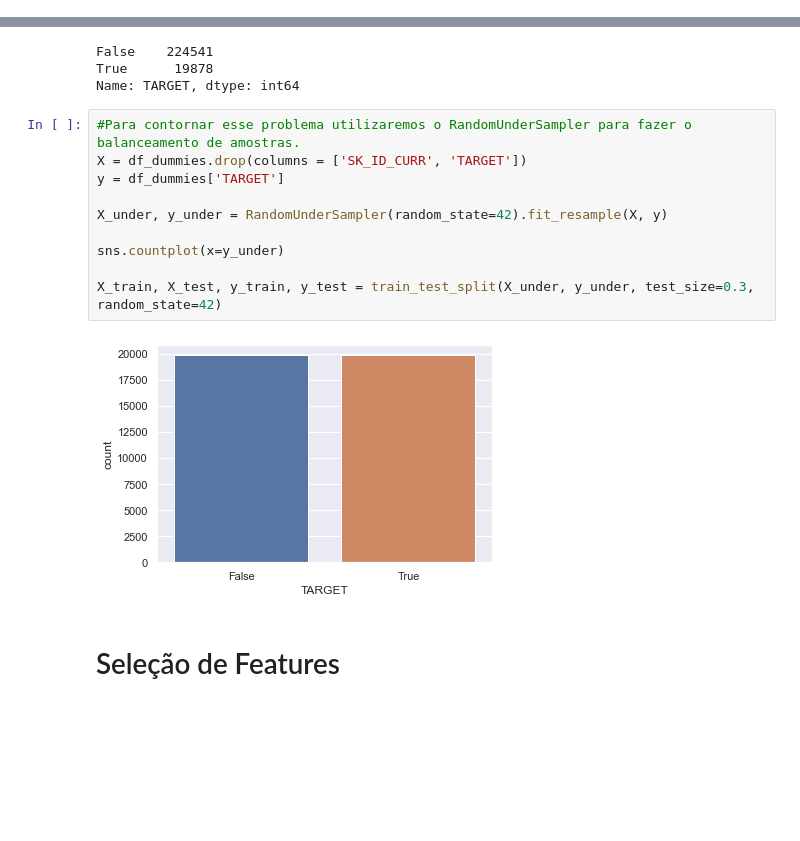
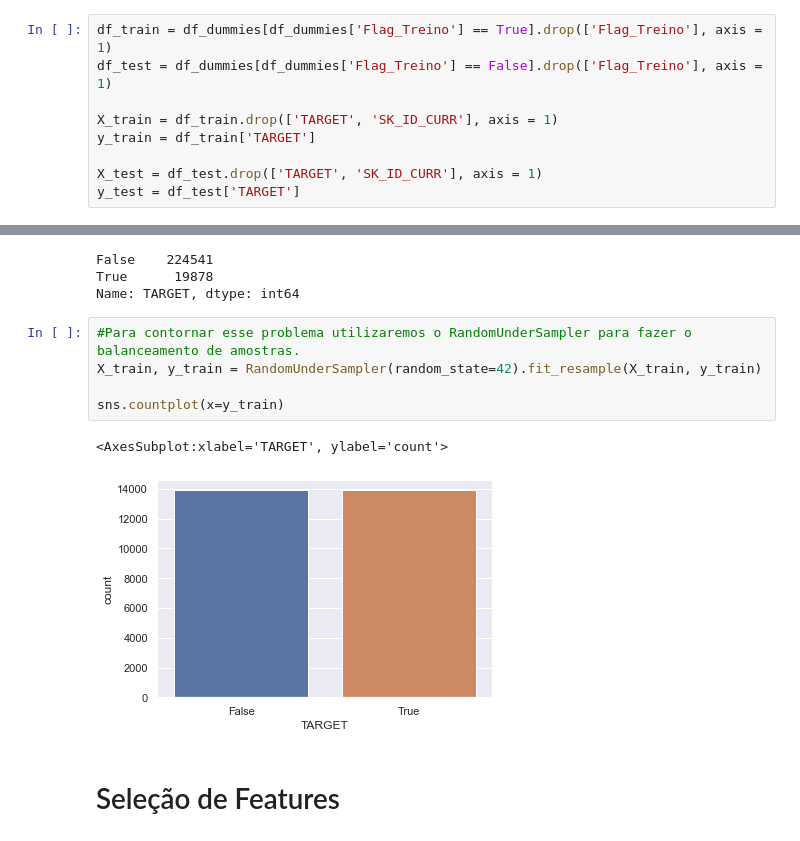
Before and after one commit to juliolimoli/projeto_dados, a Jupyter notebook: parte_DS_final.ipynb, the cells around one changed output, grey strips where cells are left out. Cells and saved outputs as stored; diff of their text form; blank space fills up the shorter version.

```diff
--- a/parte_DS_final.ipynb
+++ b/parte_DS_final.ipynb
@@ -122,0 +101,9 @@ for col in cols_w_null_values.index:
+# %%
+df_train = df_dummies[df_dummies['Flag_Treino'] == True].drop(['Flag_Treino'], axis = 1)
+df_test = df_dummies[df_dummies['Flag_Treino'] == False].drop(['Flag_Treino'], axis = 1)
+
+X_train = df_train.drop(['TARGET', 'SK_ID_CURR'], axis = 1)
+y_train = df_train['TARGET']
+
+X_test = df_test.drop(['TARGET', 'SK_ID_CURR'], axis = 1)
+y_test = df_test['TARGET']
@@ -131,16 +192,12 @@ True      19878
 Name: TARGET, dtype: int64
 # %%
 #Para contornar esse problema utilizaremos o RandomUnderSampler para fazer o balanceamento de amostras.
-X = df_dummies.drop(columns = ['SK_ID_CURR', 'TARGET'])
-y = df_dummies['TARGET']
+X_train, y_train = RandomUnderSampler(random_state=42).fit_resample(X_train, y_train)
 
-X_under, y_under = RandomUnderSampler(random_state=42).fit_resample(X, y)
-
-sns.countplot(x=y_under)
-
-X_train, X_test, y_train, y_test = train_test_split(X_under, y_under, test_size=0.3, random_state=42)
+sns.countplot(x=y_train)
 # %% [output]
+<AxesSubplot:xlabel='TARGET', ylabel='count'>
-[figure, old version]
+[figure, new version]
 # %% [markdown]
 # Seleção de Features
 # %% [markdown]
```
Also changed, not shown: parts of 39 cells of this notebook, 1 other file.
